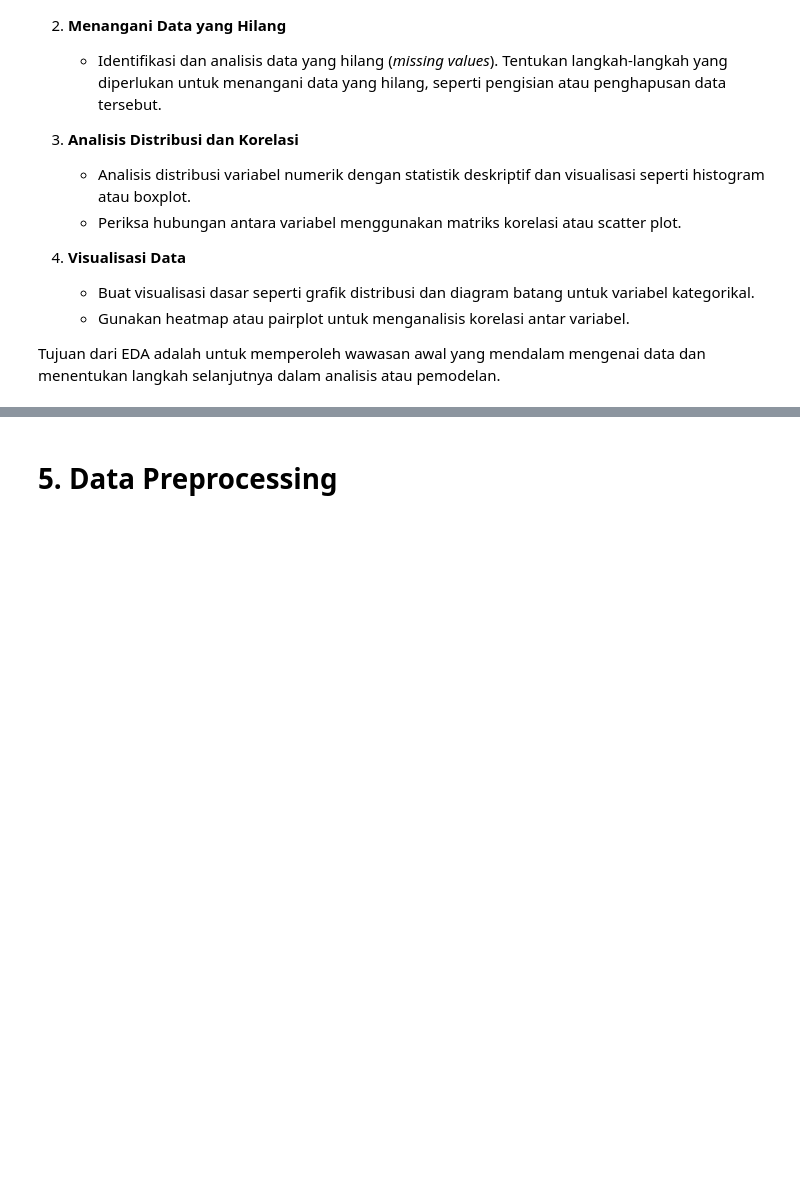
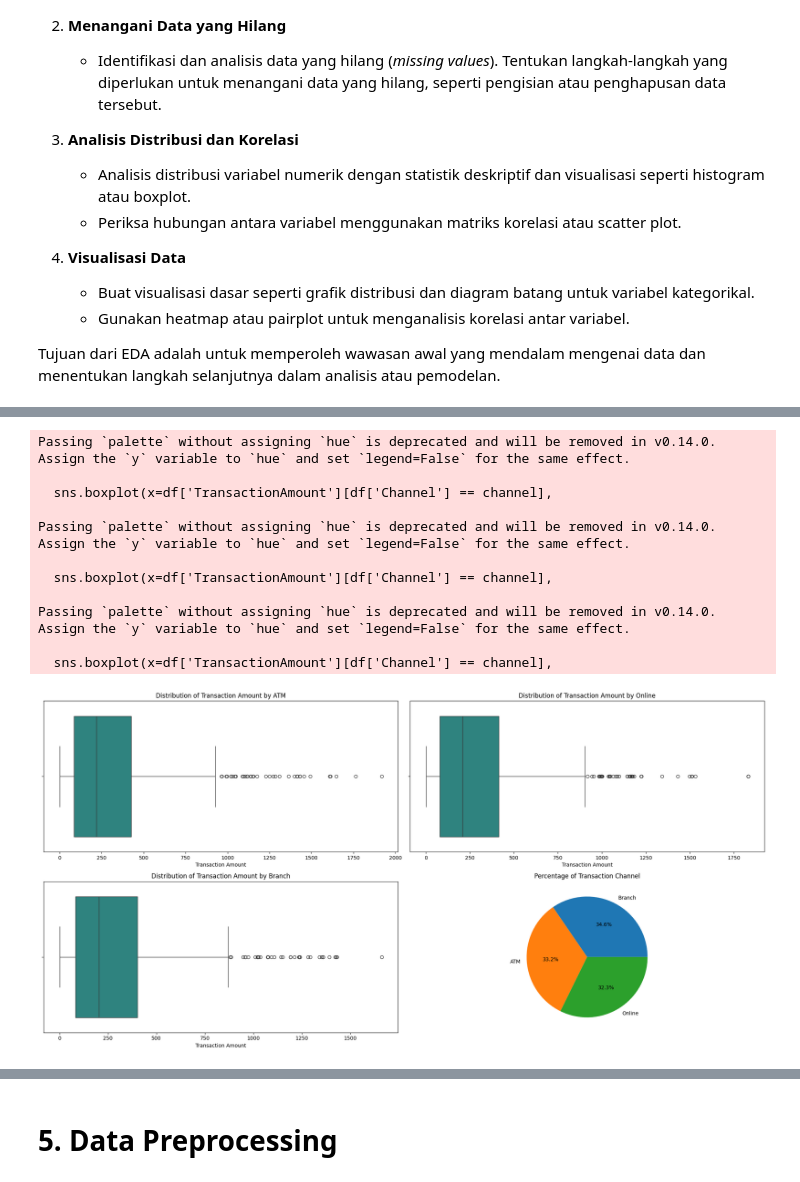
Before and after one commit to hayhalo/Project-Akhir-Belajar-ML-untuk-Pemula, a Jupyter notebook: [Clustering]_Submission_Akhir_BMLP_Muhammad Husni Zahran Nugrahanto.ipynb, the cells around one changed output, grey strips where cells are left out. Drawn from its saved outputs; the diff is of its cells as text; code cells hidden in the pictures; blank space fills up the shorter version.

```diff
--- a/[Clustering]_Submission_Akhir_BMLP_Muhammad Husni Zahran Nugrahanto.ipynb
+++ b/[Clustering]_Submission_Akhir_BMLP_Muhammad Husni Zahran Nugrahanto.ipynb
@@ -59,0 +286,32 @@ Tujuan dari EDA adalah untuk memperoleh wawasan awal yang mendalam mengenai data
+# %%
+fig, ax = plt.subplots(2, 2, figsize=(20, 10))
+channels = ['ATM', 'Online', 'Branch']
+
+for i, channel in enumerate(channels):
+    row, col = divmod(i, 2)
+    sns.boxplot(x=df['TransactionAmount'][df['Channel'] == channel],
+                palette='viridis', ax=ax[row, col])
+    ax[row, col].set_title(f'Distribution of Transaction Amount by {channel}')
+    ax[row, col].set_xlabel('Transaction Amount')
+    ax[row, col].set_ylabel('')
+
+ax[1, 1].pie(df['Channel'].value_counts(),
+             labels=df['Channel'].value_counts().index,
+             autopct='%1.1f%%')
+ax[1, 1].set_title('Percentage of Transaction Channel')
+
+plt.tight_layout()
+plt.show()
+# %% [output]
+Passing `palette` without assigning `hue` is deprecated and will be removed in v0.14.0. Assign the `y` variable to `hue` and set `legend=False` for the same effect.
+
+  sns.boxplot(x=df['TransactionAmount'][df['Channel'] == channel],
+
+Passing `palette` without assigning `hue` is deprecated and will be removed in v0.14.0. Assign the `y` variable to `hue` and set `legend=False` for the same effect.
+
+  sns.boxplot(x=df['TransactionAmount'][df['Channel'] == channel],
+
+Passing `palette` without assigning `hue` is deprecated and will be removed in v0.14.0. Assign the `y` variable to `hue` and set `legend=False` for the same effect.
+
+  sns.boxplot(x=df['TransactionAmount'][df['Channel'] == channel],
+[figure, added]
```
Also changed, not shown: parts of 24 cells of this notebook.
